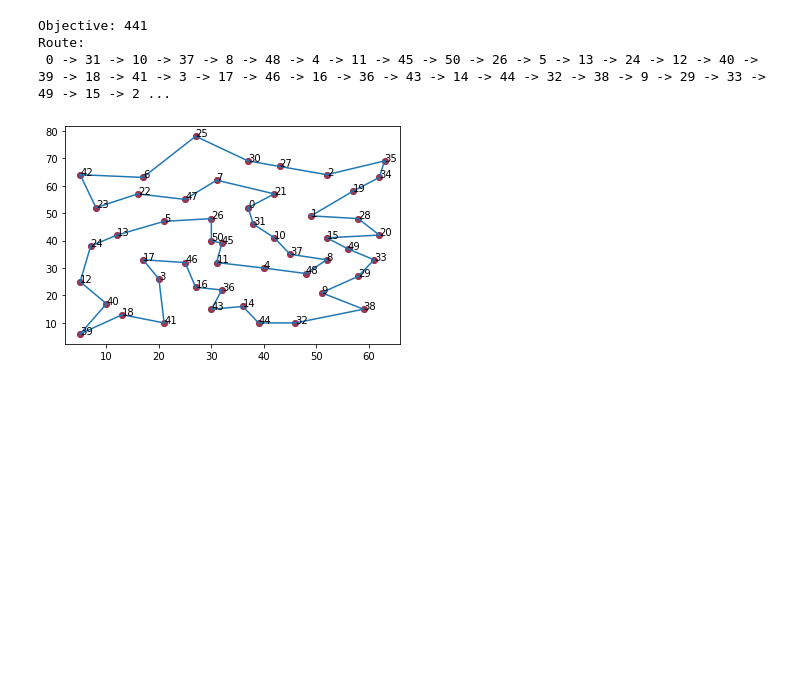
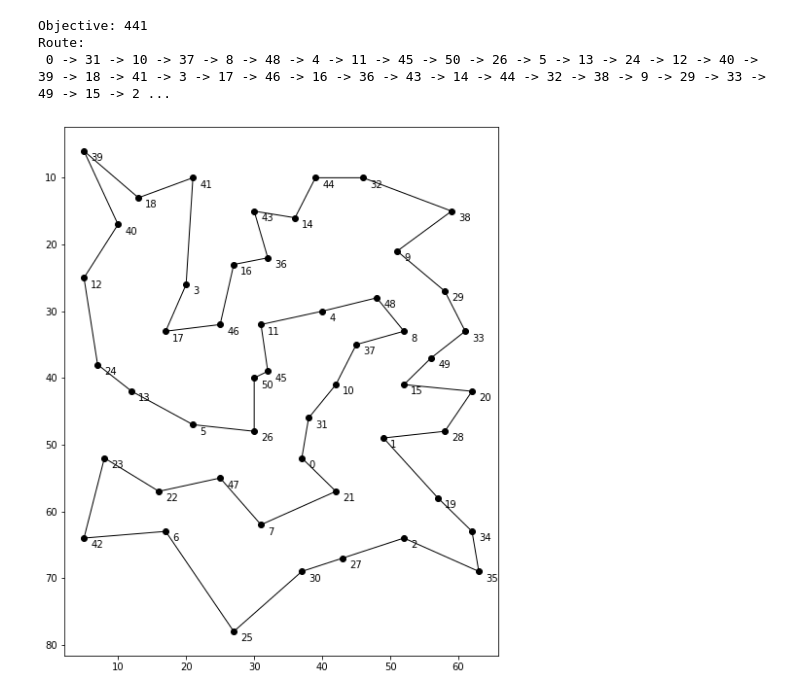
Before and after one commit to Hanifan12/euclidian, a Jupyter notebook: UAS1.ipynb, the cells around one changed output. Saved outputs shown, nothing was run; the diff lists cells and outputs as text; code cells hidden in the pictures; blank space fills up the shorter version.

```diff
--- a/UAS1.ipynb
+++ b/UAS1.ipynb
@@ -137,29 +137,29 @@ Route:
 # %%
 urutan = [0, 31, 10, 37, 8, 48, 4, 11, 45, 50, 26, 5, 13, 24, 12, 40, 39, 18, 41, 3, 17, 46, 16, 36, 43, 14, 44, 32,
  38, 9, 29, 33, 49, 15, 20, 28, 1, 19, 34, 35, 2, 27, 30, 25, 6, 42, 23, 22, 47, 7, 21, 0]
 
+x_axis2=[]
+y_axis2=[]
+for i in urutan:
+    x_axis2.append(cityList[i][0])
+    y_axis2.append(cityList[i][1])
 
 x_axis=[]
 y_axis=[]
 for i in cityList:
     x_axis.append(i[0])
     y_axis.append(i[1])
 
-x_axis2=[]
-y_axis2=[]
-for i in urutan:
-    x_axis2.append(cityList[i][0])
-    y_axis2.append(cityList[i][1])
+df = pd.DataFrame(cityList)
 
-df = pd.DataFrame(cityList)
-plt.plot(x_axis,y_axis, 'ro', alpha = 0.5)
+plt.figure(figsize=(8,10))
+plt.plot(x_axis,y_axis, 'ro',color='black')
 for i in range(df.shape[0]):
-    plt.text(df.iloc[i,0], df.iloc[i,1], str(i))
+    plt.text(df.iloc[i,0]+1, df.iloc[i,1]+1.5, str(i))
 
 
-
-plt.scatter(x_axis, y_axis)
-plt.plot(x_axis2, y_axis2)
+plt.plot(x_axis2, y_axis2, color='black', linewidth=1)
+plt.gca().invert_yaxis()
 plt.show()
 # %% [output]
-[figure, old version]
+[figure, new version]
```
